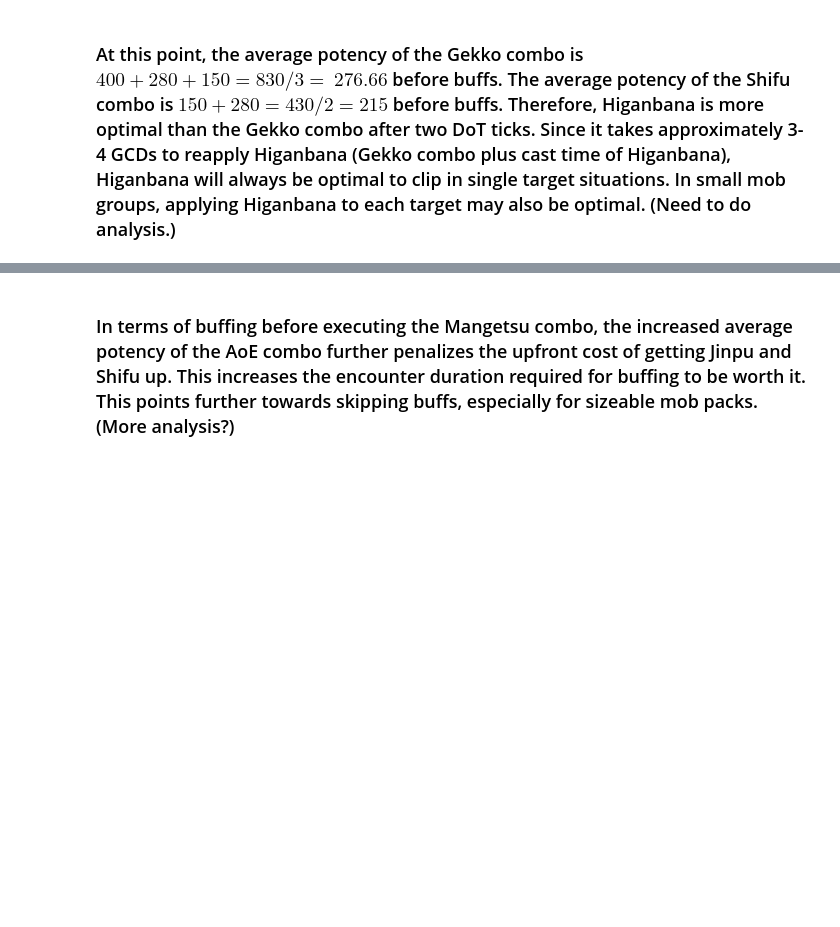
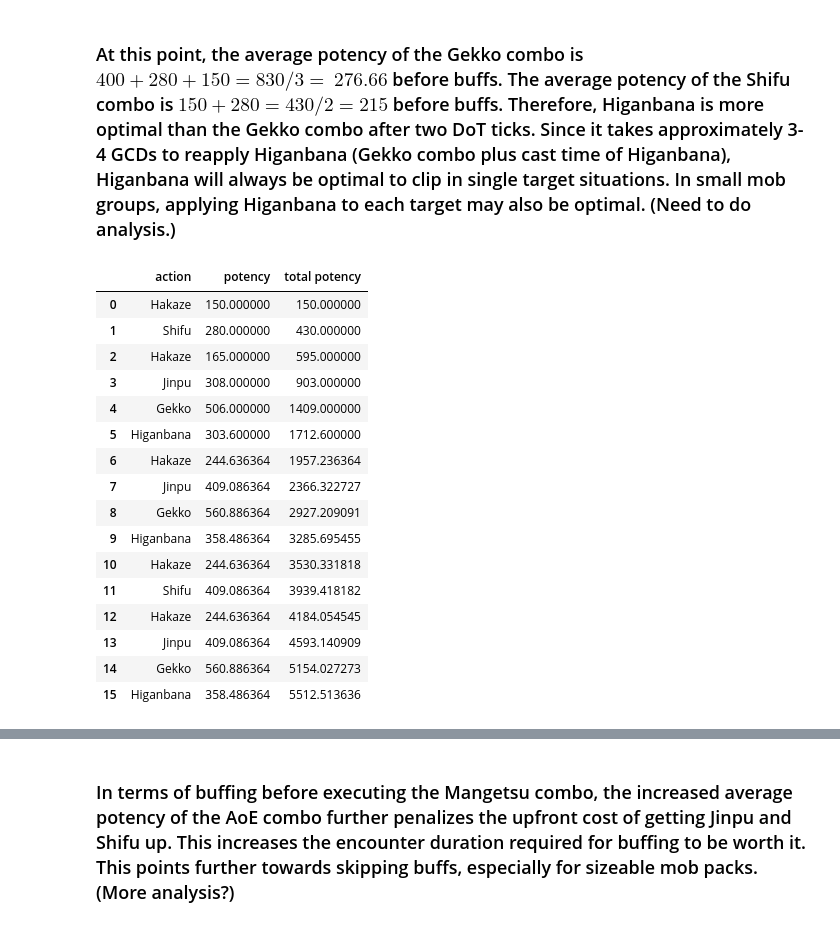
Before and after one commit to rconcep/ffxiv, a Jupyter notebook: sam-by-the-numbers.ipynb, the cells around one changed output, grey strips where cells are left out. Cells and saved outputs as stored; diff of their text form; code cells hidden in the pictures; blank space fills up the shorter version.

```diff
--- a/sam-by-the-numbers.ipynb
+++ b/sam-by-the-numbers.ipynb
@@ -267,0 +305,22 @@ compare_potencies([df2, df3], ['Jinpu and Shifu combos', 'With first Iaijutsu'])
+# %%
+df3_ext = pd.DataFrame(actions, columns=['action', 'potency'])
+df3_ext['total potency'] = df3_ext['potency'].cumsum(axis=0)
+display(df3_ext)
+# %% [output]
+|  | action | potency | total potency |
+| 0 | Hakaze | 150.000000 | 150.000000 |
+| 1 | Shifu | 280.000000 | 430.000000 |
+| 2 | Hakaze | 165.000000 | 595.000000 |
+| 3 | Jinpu | 308.000000 | 903.000000 |
+| 4 | Gekko | 506.000000 | 1409.000000 |
+| 5 | Higanbana | 303.600000 | 1712.600000 |
+| 6 | Hakaze | 244.636364 | 1957.236364 |
+| 7 | Jinpu | 409.086364 | 2366.322727 |
+| 8 | Gekko | 560.886364 | 2927.209091 |
+| 9 | Higanbana | 358.486364 | 3285.695455 |
+| 10 | Hakaze | 244.636364 | 3530.331818 |
+| 11 | Shifu | 409.086364 | 3939.418182 |
+| 12 | Hakaze | 244.636364 | 4184.054545 |
+| 13 | Jinpu | 409.086364 | 4593.140909 |
+| 14 | Gekko | 560.886364 | 5154.027273 |
+| 15 | Higanbana | 358.486364 | 5512.513636 |
```
Also changed, not shown: parts of 19 cells of this notebook, 4 other files.
